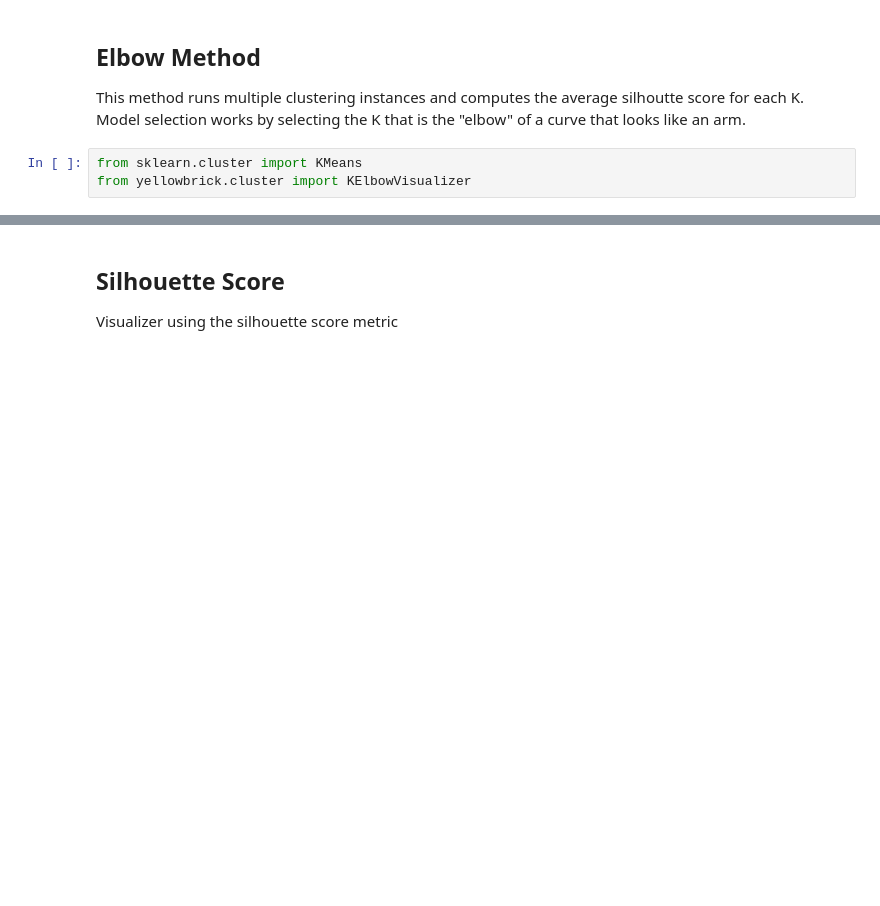
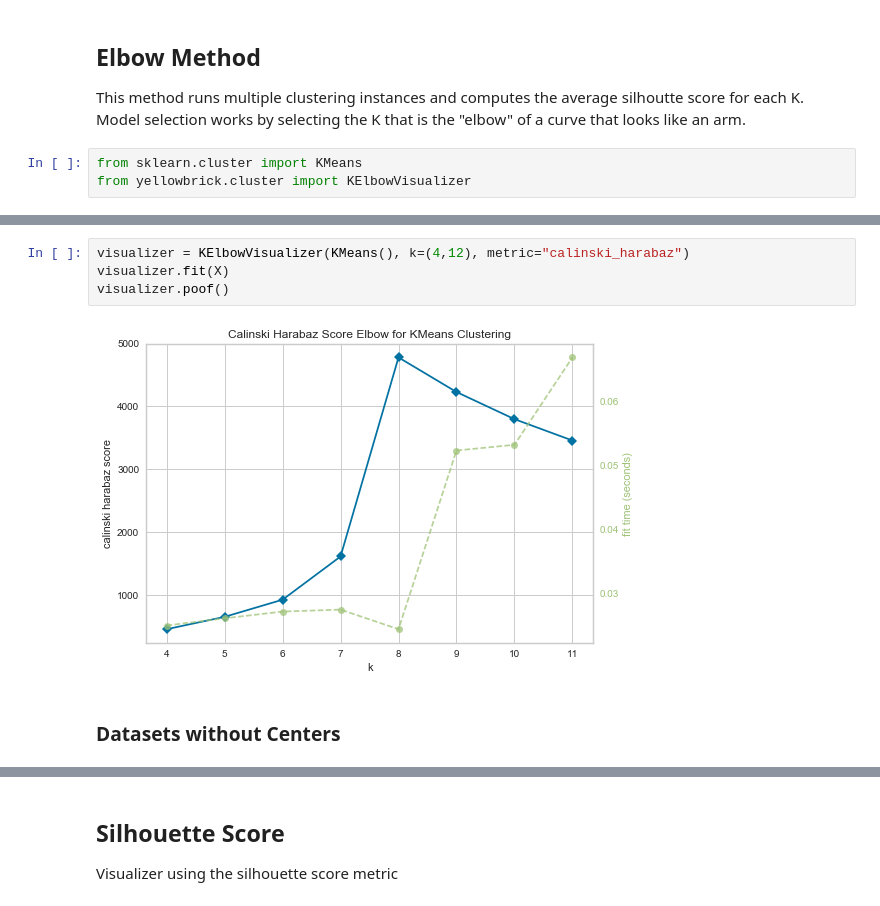
Before and after one commit to DistrictDataLabs/yellowbrick, a Jupyter notebook: examples/bbengfort/cluster.ipynb, the cells around one changed output, grey strips where cells are left out. Drawn from its saved outputs; the diff is of its cells as text; blank space fills up the shorter version.

```diff
--- a/examples/bbengfort/cluster.ipynb
+++ b/examples/bbengfort/cluster.ipynb
@@ -42,3 +52,11 @@ visualizer.poof()
+# %%
+visualizer = KElbowVisualizer(KMeans(), k=(4,12), metric="calinski_harabaz")
+visualizer.fit(X)
+visualizer.poof()
+# %% [output]
+[figure, added]
+# %% [markdown]
+### Datasets without Centers
 # %%
 ## Make cicles dataset
 X, y = make_circles(n_samples=N_SAMPLES)
```
Also changed, not shown: parts of 6 cells of this notebook, 2 other files.
